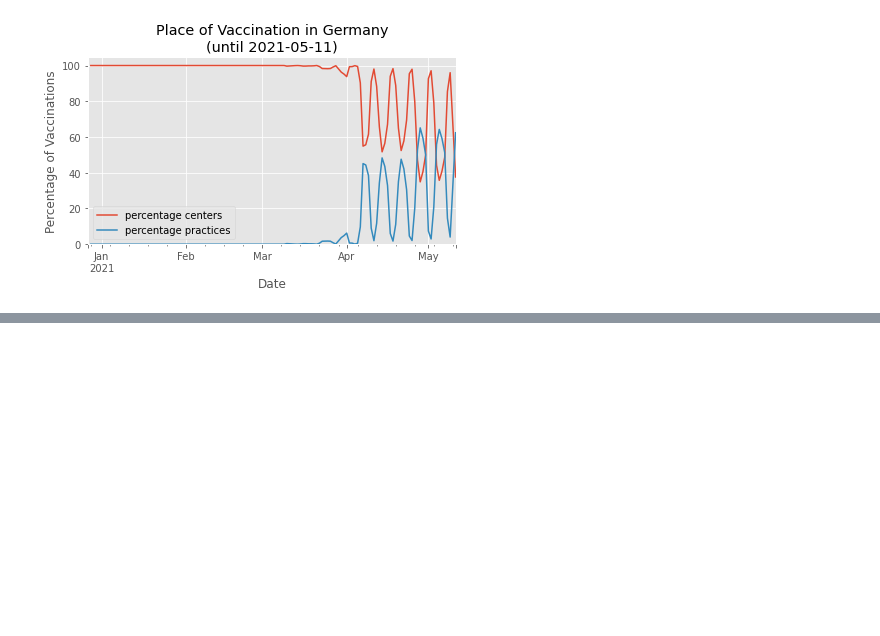
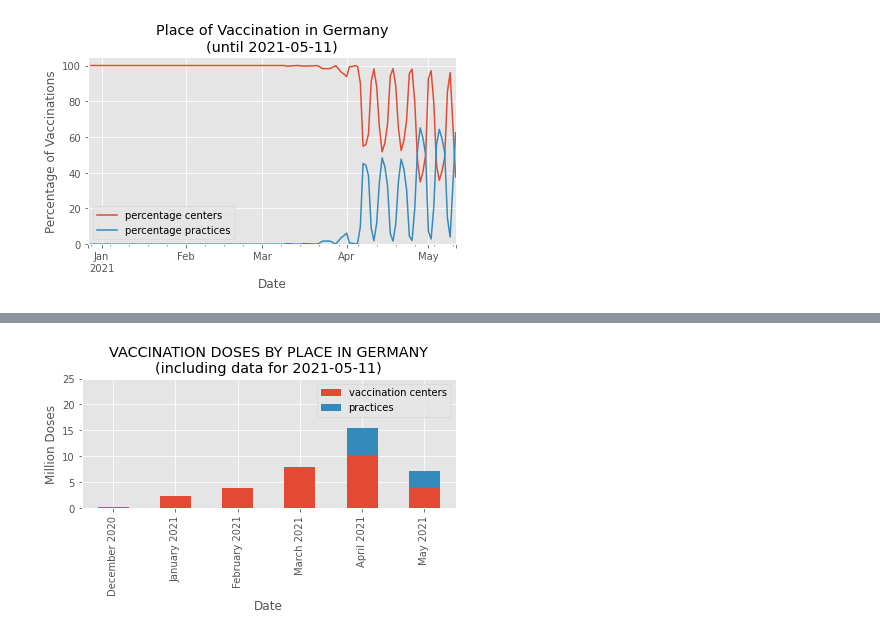
Before and after one commit to RuedigerVoigt/track-covid-19, a Jupyter notebook: vaccination.ipynb, the cells around one changed output, grey strips where cells are left out. Drawn from its saved outputs; the diff is of its cells as text; code cells hidden in the pictures; blank space fills up the shorter version.

Commit message:
Integrate place into the monthly vaccination chart, Reorder visualizations

```diff
--- a/vaccination.ipynb
+++ b/vaccination.ipynb
@@ -481,0 +484,4 @@ fig.savefig('img/vaccinations_germany_by_place.png')
+# %%
+by_place_daily = by_place.loc[ : , ['vaccination centers daily', 'practices daily']]
+by_place_daily.columns = ['vaccination centers', 'practices']
+by_place_daily.reset_index(inplace=True)
@@ -481,0 +490,3 @@ fig.savefig('img/vaccinations_germany_by_place.png')
+# %%
+by_place_monthly = by_place_daily.groupby(pd.Grouper(key='date',freq='M')).sum()
+by_place_monthly.tail()
@@ -481,0 +503,3 @@ fig.savefig('img/vaccinations_germany_by_place.png')
+# %%
+by_place_monthly['vaccination centers'] = by_place_monthly['vaccination centers'] / 1_000_000
+by_place_monthly['practices'] = by_place_monthly['practices'] / 1_000_000
@@ -481,0 +508,7 @@ fig.savefig('img/vaccinations_germany_by_place.png')
+# %%
+by_place_monthly['month'] = by_place_monthly.index.strftime('%B')
+by_place_monthly['year'] =  by_place_monthly.index.strftime('%Y')
+by_place_monthly['label'] = by_place_monthly['month'] + ' ' + by_place_monthly['year']
+by_place_monthly.drop(columns=['month', 'year'], inplace=True)
+by_place_monthly.set_index('label', inplace=True)
+by_place_monthly.tail(6)
@@ -481,0 +524,9 @@ fig.savefig('img/vaccinations_germany_by_place.png')
+# %%
+monthly_plot = by_place_monthly.plot.bar(
+    stacked=True,
+    ylim=(0, 25),
+    xlabel='Date',
+    ylabel='Million Doses',
+    title=f"VACCINATION DOSES BY PLACE IN GERMANY\n(including data for {last_update})")
+# %% [output]
+[figure, added]
```
Also changed, not shown: parts of 7 cells of this notebook, 3 other files.
